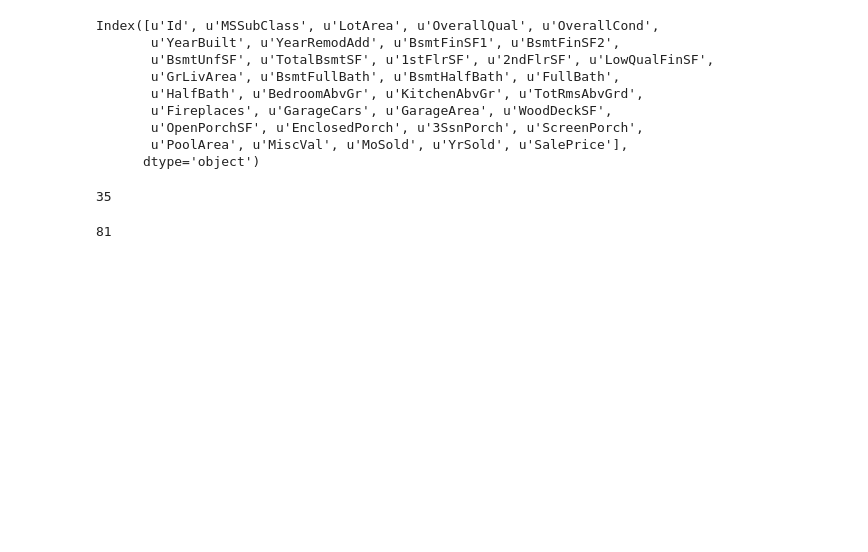
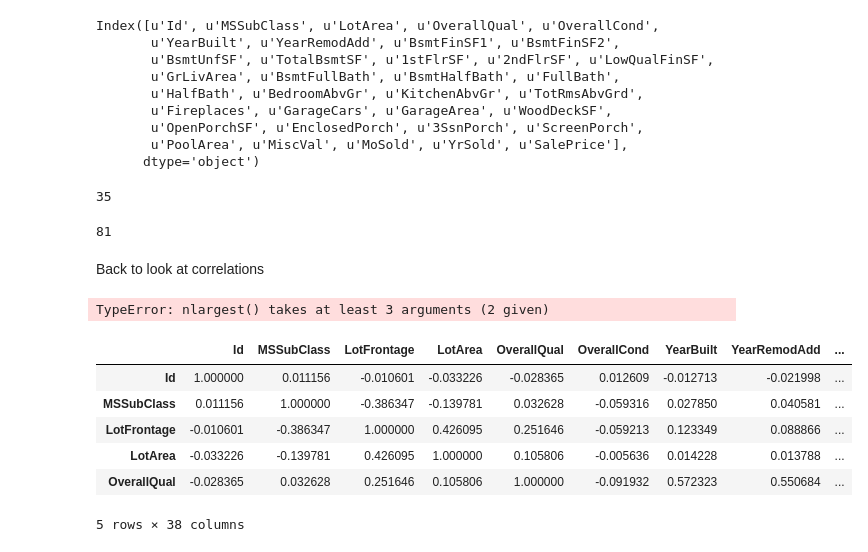
Before and after one commit to sushant2811/KaggleHousingPrices, a Jupyter notebook: KaggleHousingPrices.ipynb, the cells around one changed output. Drawn from its saved outputs; the diff is of its cells as text; code cells hidden in the pictures; blank space fills up the shorter version.

```diff
--- a/KaggleHousingPrices.ipynb
+++ b/KaggleHousingPrices.ipynb
@@ -307,3 +307,21 @@ len(train_df.select_dtypes(include = ['int']).columns) + len(train_df.select_dty
 + len(train_df.select_dtypes(include = ['object']).columns)
 # %% [output]
 81
+# %% [markdown]
+Back to look at correlations
+# %%
+#saleprice correlation matrix
+k = 10 #number of variables for heatmap
+corrmat.nlargest(k)
+# %% [output]
+TypeError: nlargest() takes at least 3 arguments (2 given)
+# %%
+corrmat.head()
+# %% [output]
+|  | Id | MSSubClass | LotFrontage | LotArea | OverallQual | OverallCond | YearBuilt | YearRemodAdd | ... |
+| Id | 1.000000 | 0.011156 | -0.010601 | -0.033226 | -0.028365 | 0.012609 | -0.012713 | -0.021998 | ... |
+| MSSubClass | 0.011156 | 1.000000 | -0.386347 | -0.139781 | 0.032628 | -0.059316 | 0.027850 | 0.040581 | ... |
+| LotFrontage | -0.010601 | -0.386347 | 1.000000 | 0.426095 | 0.251646 | -0.059213 | 0.123349 | 0.088866 | ... |
+| LotArea | -0.033226 | -0.139781 | 0.426095 | 1.000000 | 0.105806 | -0.005636 | 0.014228 | 0.013788 | ... |
+| OverallQual | -0.028365 | 0.032628 | 0.251646 | 0.105806 | 1.000000 | -0.091932 | 0.572323 | 0.550684 | ... |
+5 rows × 38 columns
```
Also changed, not shown: parts of 4 cells of this notebook.
